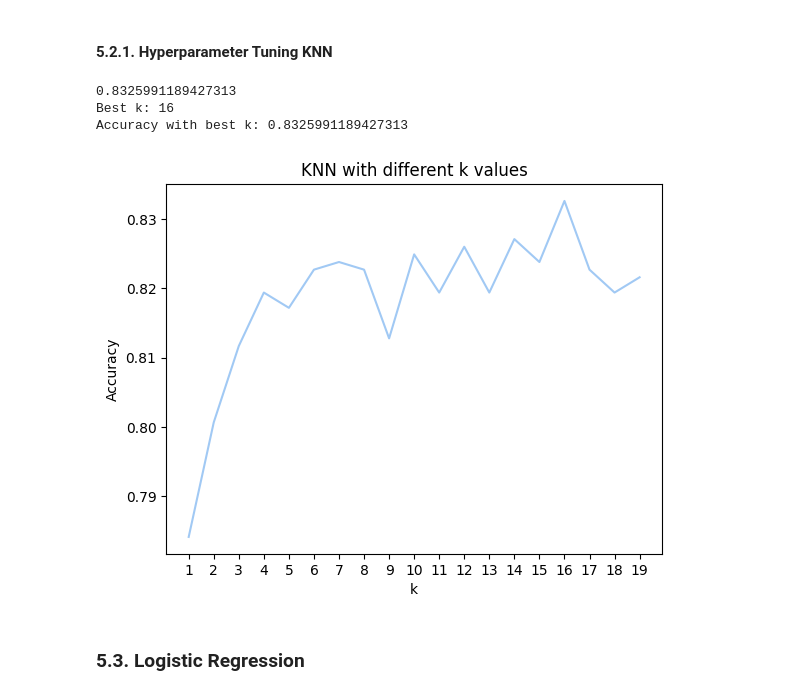
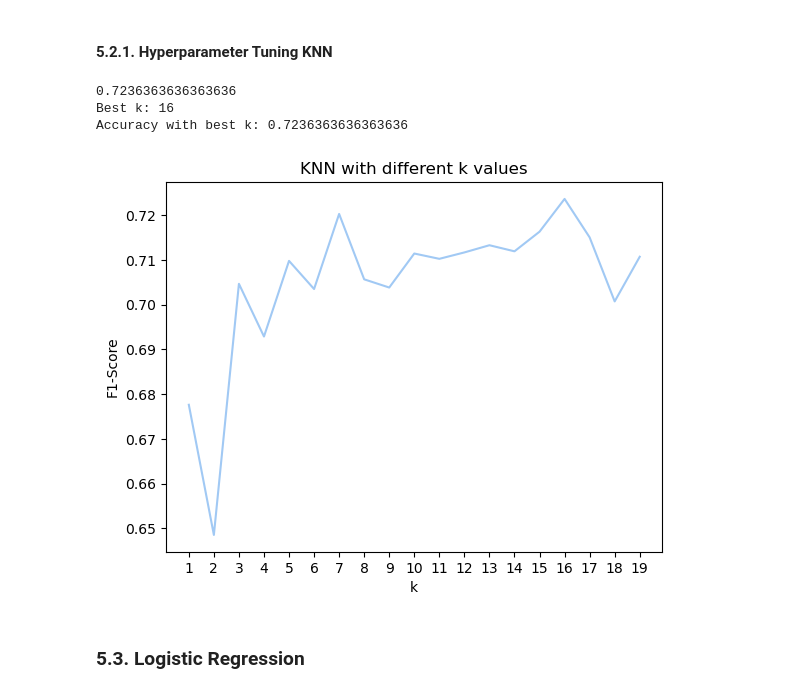
Before and after one commit to toschka123/Student_Dropout, a Jupyter notebook: ML_Project.ipynb, the cells around one changed output. Cells and saved outputs as stored; diff of their text form; code cells hidden in the pictures.

```diff
--- a/ML_Project.ipynb
+++ b/ML_Project.ipynb
@@ -1183,36 +1156,36 @@ array([[533,  57],
 # %%
 #Hyperparameter Tuning KNN
 ks = []
 performance = []
 #Loop through
 for k in range(1, 20):
     y_pred= train_and_predict_KNN(X_train, y_train, X_test, k)
-    acc = accuracy_score(y_test, y_pred)
+    f1 = f1_score(y_test, y_pred)
     ks.append(k)
-    performance.append(acc)
+    performance.append(f1)
 #Plot the results
 plt.plot(ks, performance)
 plt.xticks(range(1, 20, 1))
 plt.xlabel('k')
-plt.ylabel('Accuracy')
+plt.ylabel('F1-Score')
 plt.title('KNN with different k values')
 
 print(max(performance))
 
 #This is a bit redundant but we will do it because the calculation needed is quite minimal.
 # Train and predict using the best k
 
 best_k = ks[performance.index(max(performance))]
 y_pred_knn_tuned = train_and_predict_KNN(X_train, y_train, X_test, best_k)
 
 # Print the best k and its accuracy
 print(f"Best k: {best_k}")
 print(f"Accuracy with best k: {max(performance)}")
 # %% [output]
-0.8325991189427313
+0.7236363636363636
 Best k: 16
-Accuracy with best k: 0.8325991189427313
+Accuracy with best k: 0.7236363636363636
-[figure, old version]
+[figure, new version]
 # %% [markdown]
 ### 5.3. Logistic Regression
 # %%
```
Also changed, not shown: parts of 18 cells of this notebook.
